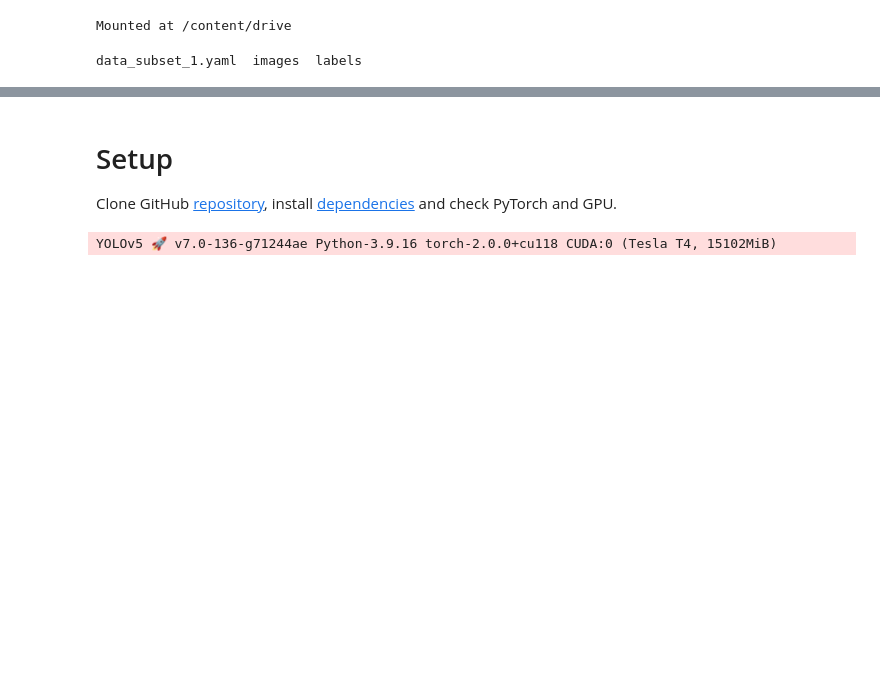
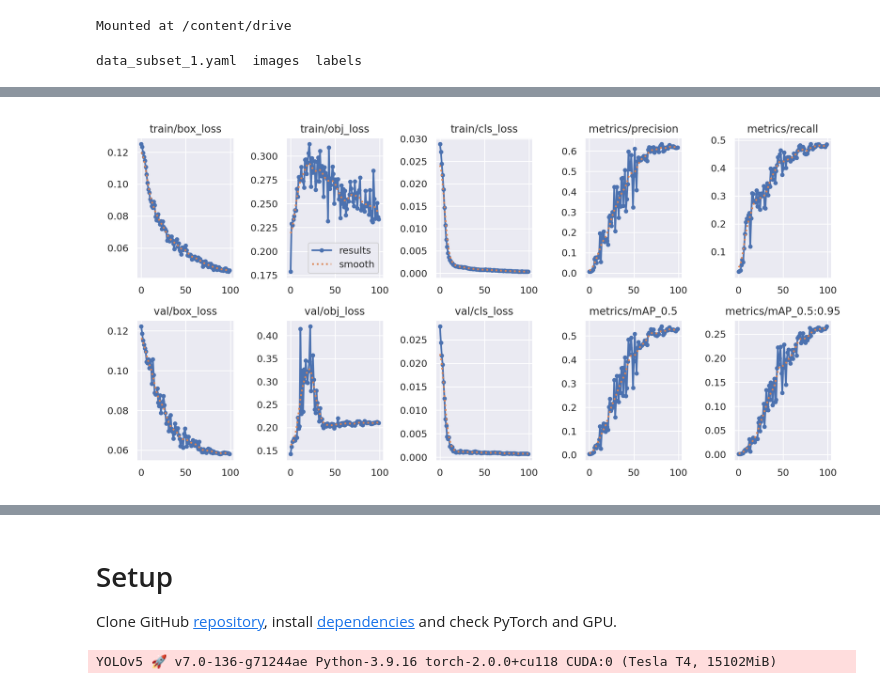
Before and after one commit to sam-sb655/Build-a-Bot-OpenBenneDosa-, a Jupyter notebook: tutorial.ipynb, the cells around one changed output, grey strips where cells are left out. Drawn from its saved outputs; the diff is of its cells as text; code cells hidden in the pictures; blank space fills up the shorter version.

```diff
--- a/tutorial.ipynb
+++ b/tutorial.ipynb
@@ -156,0 +104,5 @@ data_subset_1.yaml  images  labels
+# %%
+from IPython.display import Image
+Image(filename='runs/train/subset1_yolov5/results.png')
+# %% [output]
+[figure, added]
```
Also changed, not shown: parts of 12 cells of this notebook.
